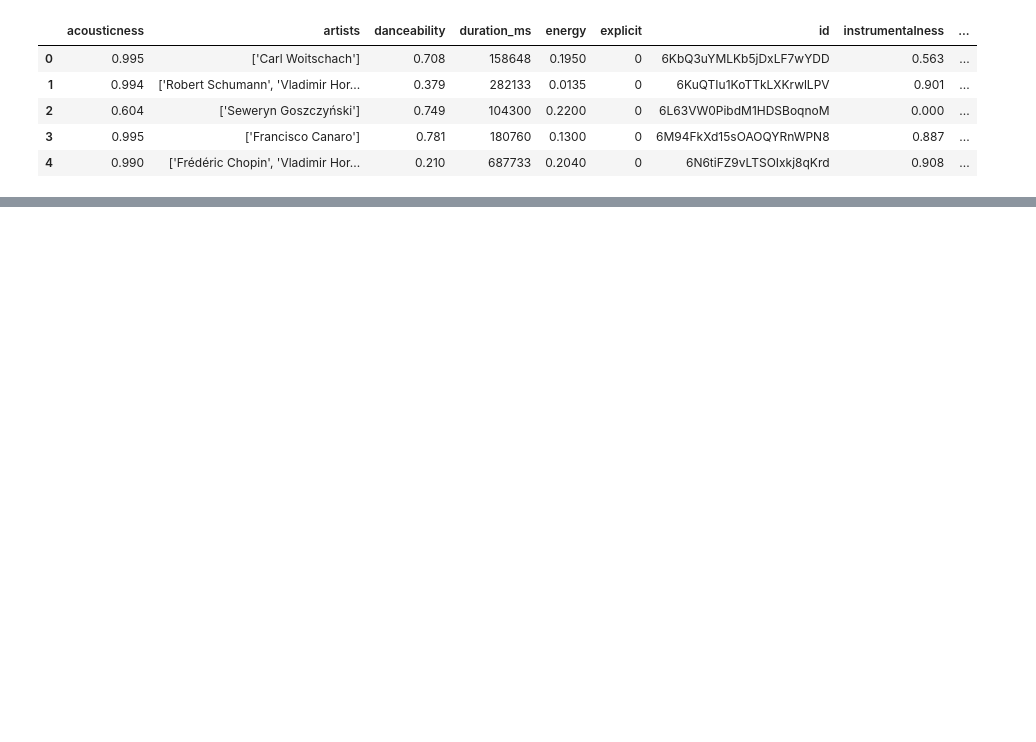
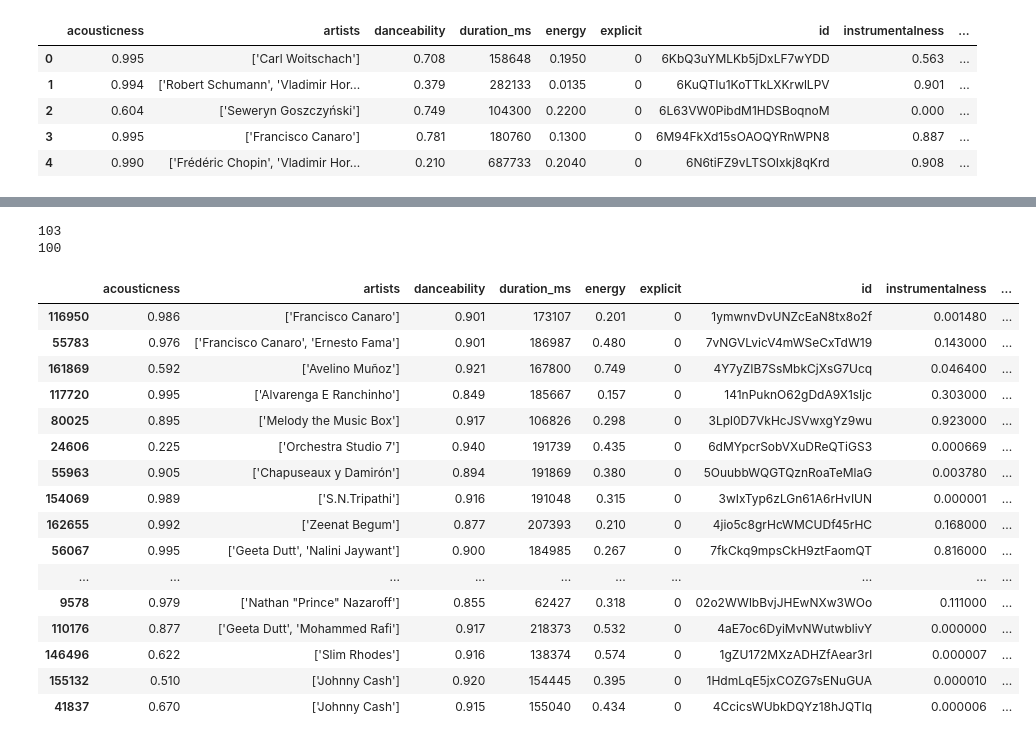
Before and after one commit to JoeKell/SpotifySongAnalysisProject, a Jupyter notebook: dance_playlist_gen.ipynb, the cells around one changed output, grey strips where cells are left out. Saved outputs shown, nothing was run; the diff lists cells and outputs as text; code cells hidden in the pictures; blank space fills up the shorter version.

```diff
--- a/dance_playlist_gen.ipynb
+++ b/dance_playlist_gen.ipynb
@@ -146 +137,39 @@ outlier_songs('acousticness',1928)
+# %%
+# finds the most danceable song for each year, creating a dataframe
+
+years_list=kaggle_spot_df['year'].unique().tolist()
+
+dance_playlist_df=pd.DataFrame()
+
+
+for year in years_list:
+    songs_per_year_df = kaggle_spot_df.loc[kaggle_spot_df['year']==year,:]
+    annual_dance_songs_df=songs_per_year_df.loc[songs_per_year_df['danceability']==songs_per_year_df['danceability'].max(),:]
+    dance_playlist_df=dance_playlist_df.append(annual_dance_songs_df)
+
+
+
+print(len(dance_playlist_df))
+print(len(years_list))
+dance_playlist_df.head(20)
+# %% [output]
+103
+100
+|  | acousticness | artists | danceability | duration_ms | energy | explicit | id | instrumentalness | ... |
+| 116950 | 0.986 | ['Francisco Canaro'] | 0.901 | 173107 | 0.201 | 0 | 1ymwnvDvUNZcEaN8tx8o2f | 0.001480 | ... |
+| 55783 | 0.976 | ['Francisco Canaro', 'Ernesto Fama'] | 0.901 | 186987 | 0.480 | 0 | 7vNGVLvicV4mWSeCxTdW19 | 0.143000 | ... |
+| 161869 | 0.592 | ['Avelino Muñoz'] | 0.921 | 167800 | 0.749 | 0 | 4Y7yZIB7SsMbkCjXsG7Ucq | 0.046400 | ... |
+| 117720 | 0.995 | ['Alvarenga E Ranchinho'] | 0.849 | 185667 | 0.157 | 0 | 141nPuknO62gDdA9X1sIjc | 0.303000 | ... |
+| 80025 | 0.895 | ['Melody the Music Box'] | 0.917 | 106826 | 0.298 | 0 | 3Lpl0D7VkHcJSVwxgYz9wu | 0.923000 | ... |
+| 24606 | 0.225 | ['Orchestra Studio 7'] | 0.940 | 191739 | 0.435 | 0 | 6dMYpcrSobVXuDReQTiGS3 | 0.000669 | ... |
+| 55963 | 0.905 | ['Chapuseaux y Damirón'] | 0.894 | 191869 | 0.380 | 0 | 5OuubbWQGTQznRoaTeMlaG | 0.003780 | ... |
+| 154069 | 0.989 | ['S.N.Tripathi'] | 0.916 | 191048 | 0.315 | 0 | 3wIxTyp6zLGn61A6rHvIUN | 0.000001 | ... |
+| 162655 | 0.992 | ['Zeenat Begum'] | 0.877 | 207393 | 0.210 | 0 | 4jio5c8grHcWMCUDf45rHC | 0.168000 | ... |
+| 56067 | 0.995 | ['Geeta Dutt', 'Nalini Jaywant'] | 0.900 | 184985 | 0.267 | 0 | 7fkCkq9mpsCkH9ztFaomQT | 0.816000 | ... |
+| ... | ... | ... | ... | ... | ... | ... | ... | ... | ... |
+| 9578 | 0.979 | ['Nathan "Prince" Nazaroff'] | 0.855 | 62427 | 0.318 | 0 | 02o2WWlbBvjJHEwNXw3WOo | 0.111000 | ... |
+| 110176 | 0.877 | ['Geeta Dutt', 'Mohammed Rafi'] | 0.917 | 218373 | 0.532 | 0 | 4aE7oc6DyiMvNWutwblivY | 0.000000 | ... |
+| 146496 | 0.622 | ['Slim Rhodes'] | 0.916 | 138374 | 0.574 | 0 | 1gZU172MXzADHZfAear3rl | 0.000007 | ... |
+| 155132 | 0.510 | ['Johnny Cash'] | 0.920 | 154445 | 0.395 | 0 | 1HdmLqE5jxCOZG7sENuGUA | 0.000010 | ... |
+| 41837 | 0.670 | ['Johnny Cash'] | 0.915 | 155040 | 0.434 | 0 | 4CcicsWUbkDQYz18hJQTIq | 0.000006 | ... |
 # %%
```
Also changed, not shown: parts of 6 cells of this notebook, 1 other file.
